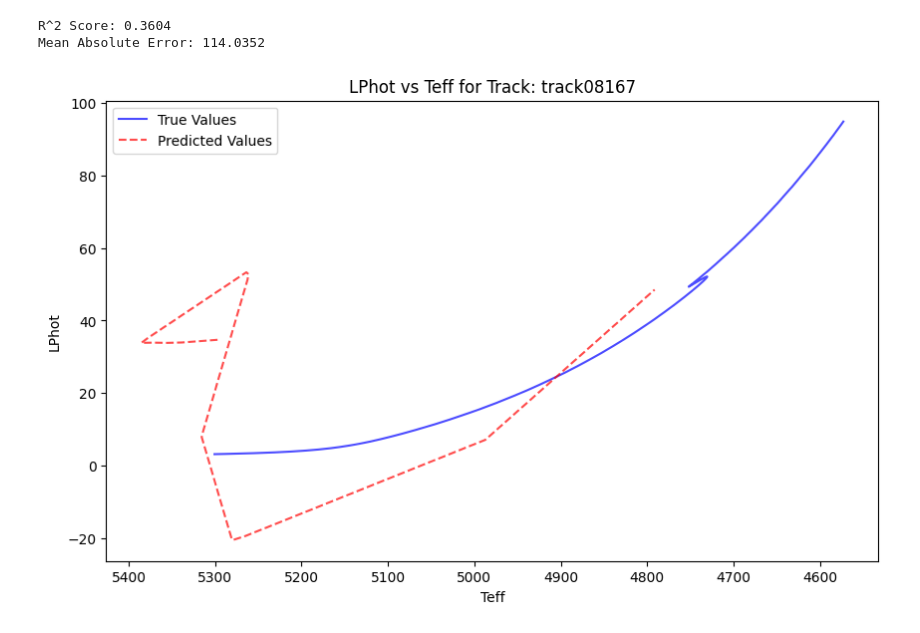
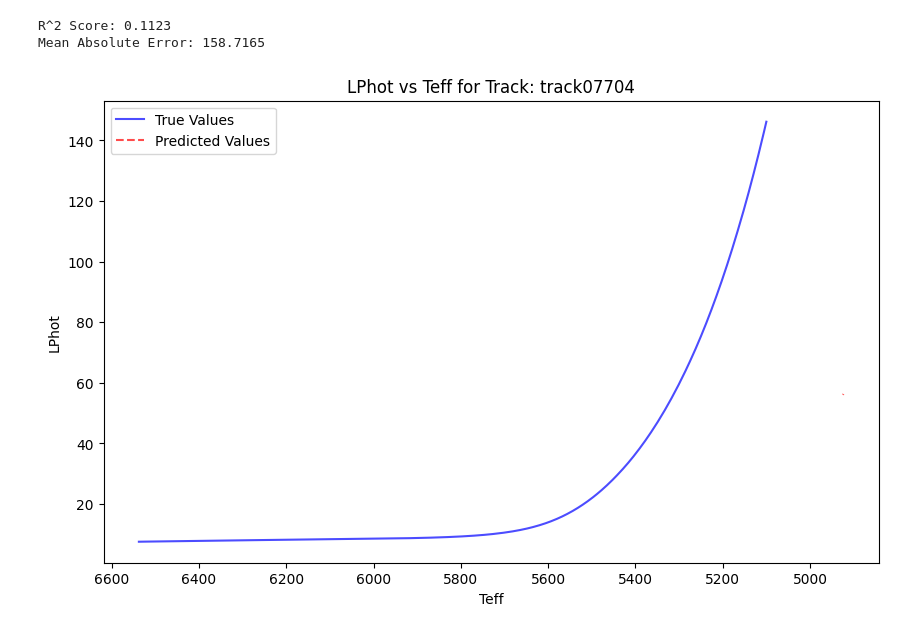
Before and after one commit to ruddock321/y4project, a Jupyter notebook: dev/multiTrackGarstecNN.ipynb, the cells around one changed output. Cells and saved outputs as stored; diff of their text form; code cells hidden in the pictures.

Commit message:
A more complex network trained on 1000 tracks, still performs very badly

```diff
--- a/dev/multiTrackGarstecNN.ipynb
+++ b/dev/multiTrackGarstecNN.ipynb
@@ -30,7 +30,7 @@ with h5py.File(garstec_data, 'r') as hdf:
     random.shuffle(track_names)
 
     # Choose a subset of tracks to process
-    num_tracks = 100  # Set the number of tracks to process
+    num_tracks = 1000  # Set the number of tracks to process
     selected_tracks = track_names[:num_tracks]
 
     for track_name in selected_tracks:  # Iterate over the selected track names
@@ -70,15 +70,20 @@ class GarstecNet(nn.Module):
     def __init__(self):
         super(GarstecNet, self).__init__()
         self.dense1 = nn.Linear(1, 64)   # Input layer
+        self.bn1 = nn.BatchNorm1d(64)
         self.dense2 = nn.Linear(64, 128)
+        self.bn2 = nn.BatchNorm1d(128)
         self.dense3 = nn.Linear(128, 64)
+        self.bn3 = nn.BatchNorm1d(64)
         self.dense4 = nn.Linear(64, 2) # Output layer for luminosity and temperature
-
+        self.dropout = nn.Dropout(p=0.5)
 
     def forward(self, x):
-        x = torch.relu(self.dense1(x))
-        x = torch.relu(self.dense2(x))
-        x = torch.relu(self.dense3(x))
+        x = torch.relu(self.bn1(self.dense1(x)))
+        x = self.dropout(x)
+        x = torch.relu(self.bn2(self.dense2(x)))
+        x = self.dropout(x)
+        x = torch.relu(self.bn3(self.dense3(x)))
         x = self.dense4(x)
         return x
 
@@ -87,6 +92,10 @@ model = GarstecNet()
 criterion = nn.MSELoss()  # Mean Squared Error for regression
 optimizer = optim.Adam(model.parameters(), lr=0.01)
 # %%
+# Lists to store loss for plotting
+train_losses = []
+test_losses = []
+
 epochs = 10000
 for epoch in range(epochs):
     model.train()
@@ -96,6 +105,17 @@ for epoch in range(epochs):
     loss.backward()
     optimizer.step()
 
-    if (epoch + 1) % 1000 == 0:
-        print(f'Epoch [{epoch + 1}/{epochs}], Loss: {loss.item():.4f}')
+    # Store training loss
+    train_losses.append(loss.item())
+
+    # Check test loss
+    model.eval()
+    with torch.no_grad():
+        test_outputs = model(X_test_tensor)
+        test_loss = criterion(test_outputs, y_test_tensor)
+        test_losses.append(test_loss.item())
+
+    # Print progress every 10 epochs
+    if (epoch + 1) % 1 == 0:
+        print(f'Epoch [{epoch + 1}/{epochs}], Loss: {loss.item():.4f}, Test Loss: {test_loss.item():.4f}')
 # %% [output]
@@ -123,34 +162,34 @@ with torch.no_grad():
     print(f'R^2 Score: {r2:.4f}')
     print(f'Mean Absolute Error: {mae:.4f}')
 # %% [output]
-R^2 Score: 0.3604
-Mean Absolute Error: 114.0352
+R^2 Score: 0.1123
+Mean Absolute Error: 158.7165
 # %%
 # Plot predictions for a specific track
-specific_track_name = selected_tracks[45]  # Use the first selected track for demonstration
+specific_track_name = selected_tracks[random.randint(1,999)]
 with h5py.File(garstec_data, 'r') as hdf:
     specific_track = hdf['grid']['tracks'][specific_track_name]
     ages_specific = specific_track['age'][:].reshape(-1, 1)
     teff_specific = specific_track['Teff'][:]
     luminosity_specific = specific_track['LPhot'][:]
 
 # Prepare data for prediction
 ages_specific_scaled = scaler_X.transform(ages_specific)
 ages_specific_tensor = torch.FloatTensor(ages_specific_scaled)
 
 with torch.no_grad():
     predictions_specific = model(ages_specific_tensor)
     predictions_specific = scaler_y.inverse_transform(predictions_specific.numpy())
 
 # Plot the true and predicted LPhot vs Teff
 plt.figure(figsize=(10, 6))
 plt.plot(teff_specific, luminosity_specific, label='True Values', color='blue', alpha=0.7)
 plt.plot(predictions_specific[:, 0], predictions_specific[:, 1], label='Predicted Values', color='red', linestyle='--', alpha=0.7)
 plt.title(f'LPhot vs Teff for Track: {specific_track_name}')
 plt.gca().invert_xaxis()
 plt.xlabel('Teff')
 plt.ylabel('LPhot')
 plt.legend()
 plt.show()
 # %% [output]
-[figure, old version]
+[figure, new version]
```
Also changed, not shown: parts of 2 cells of this notebook.
